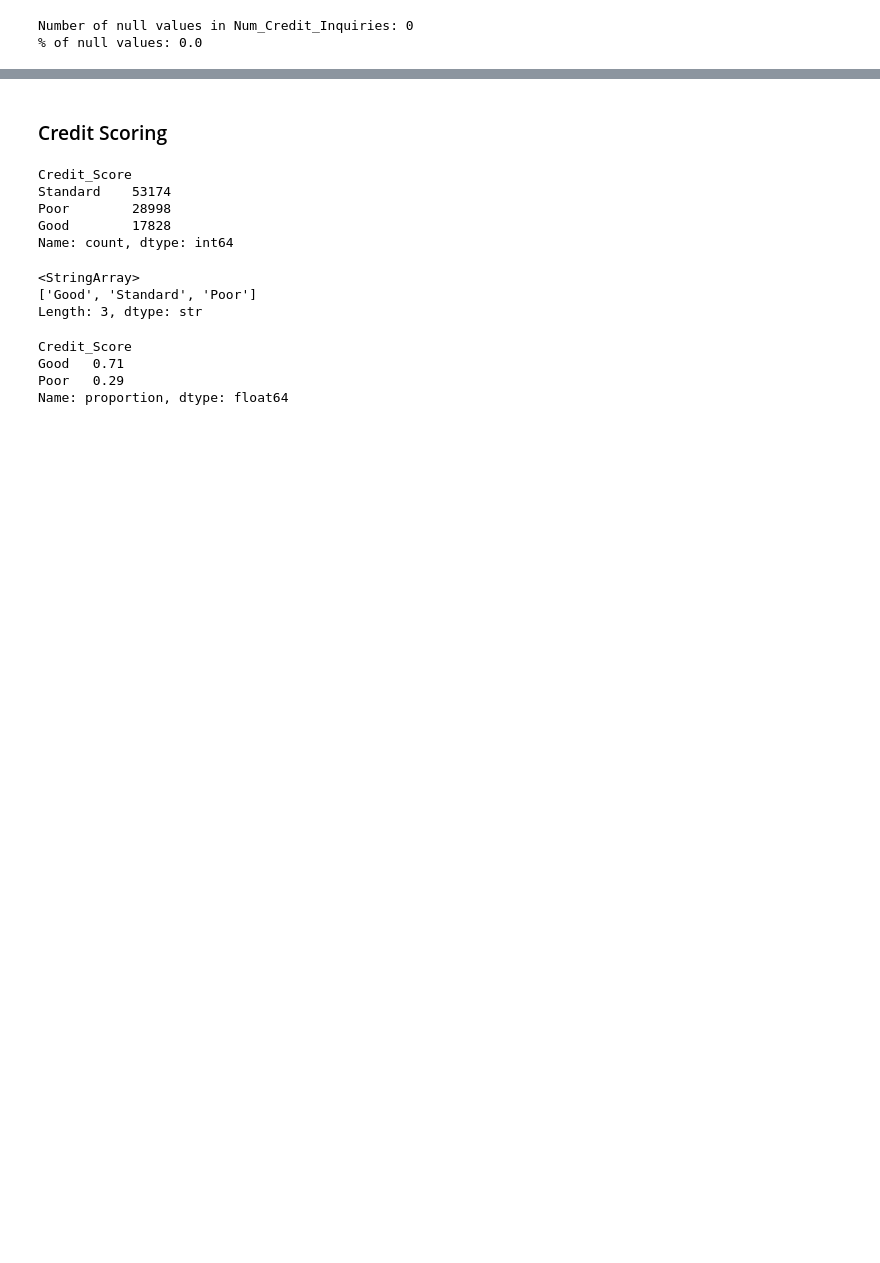
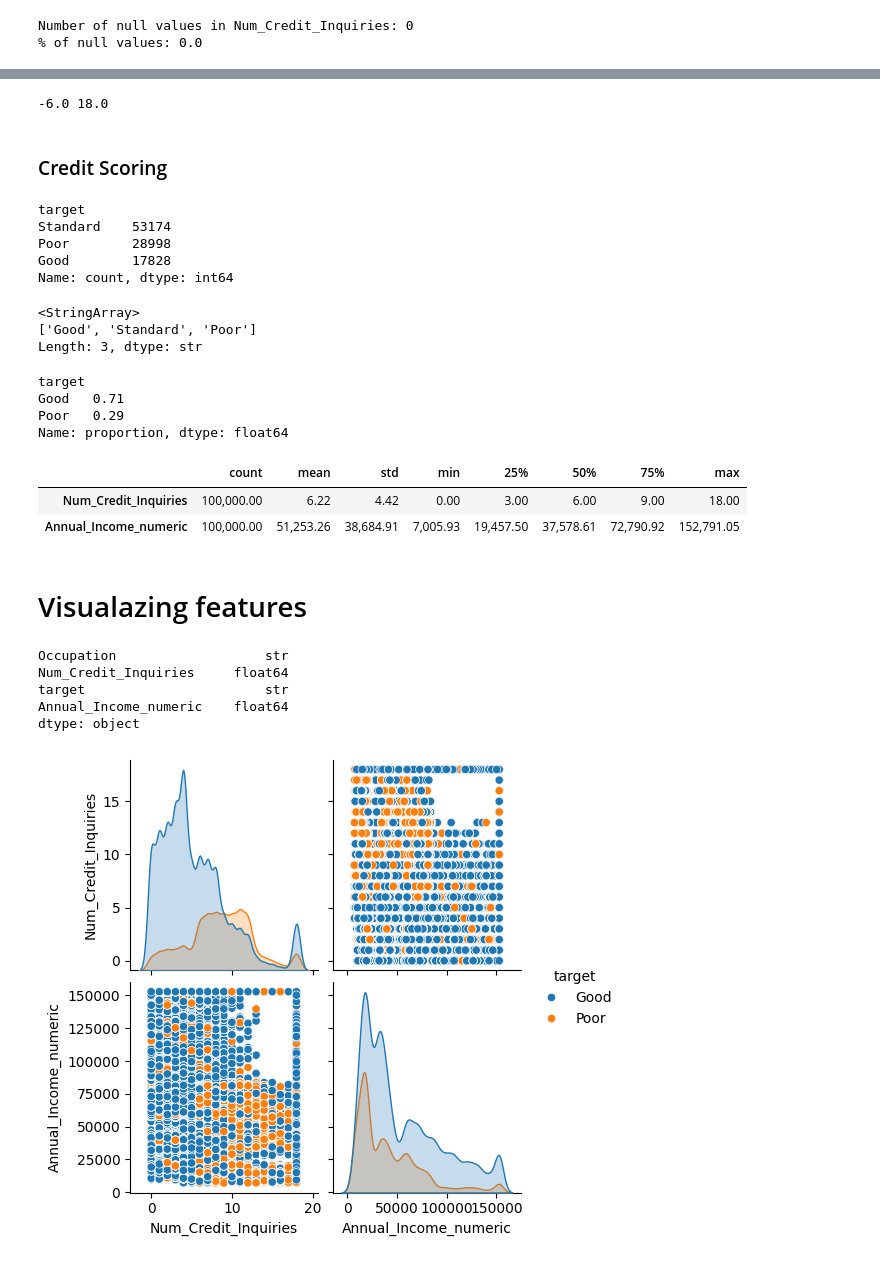
Before and after one commit to FerCorcuera/Credit-Score-Classification, a Jupyter notebook: notebooks/02_baseline_model.ipynb, the cells around one changed output, grey strips where cells are left out. Drawn from its saved outputs; the diff is of its cells as text; code cells hidden in the pictures; blank space fills up the shorter version.

```diff
--- a/notebooks/02_baseline_model.ipynb
+++ b/notebooks/02_baseline_model.ipynb
@@ -188,9 +258,28 @@ train_sample_df.describe()
+# %%
+p25 = train_sample_df["Num_Credit_Inquiries"].quantile(0.25)
+p75 = train_sample_df["Num_Credit_Inquiries"].quantile(0.75)
+
+irq = p75 - p25
+
+lower = p25 - irq * 1.5
+upper = p75 + irq * 1.5
+
+print(lower, upper)
+# %% [output]
+-6.0 18.0
+# %%
+train_sample_df["Num_Credit_Inquiries"] = train_sample_df["Num_Credit_Inquiries"].clip(
+    upper=upper
+)
+# %%
+mask = train_sample_df["Num_Credit_Inquiries"] < 0
+train_sample_df = train_sample_df[~mask]
 # %% [markdown]
 ### Credit Scoring
 # %%
-target.value_counts()
+train_sample_df["target"].value_counts()
 # %% [output]
-Credit_Score
+target
 Standard    53174
 Poor        28998
 Good        17828
@@ -202,10 +291,36 @@ target.unique()
 ['Good', 'Standard', 'Poor']
 Length: 3, dtype: str
 # %%
-target = target.replace({"Standard": "Good"})
-target.value_counts(normalize=True)
+train_sample_df["target"] = train_sample_df["target"].replace({"Standard": "Good"})
+train_sample_df["target"].value_counts(normalize=True)
 # %% [output]
-Credit_Score
+target
 Good   0.71
 Poor   0.29
 Name: proportion, dtype: float64
+# %%
+df_cleaned = train_sample_df.drop(columns="Annual_Income")
+# %%
+df_cleaned.describe().T
+# %% [output]
+|  | count | mean | std | min | 25% | 50% | 75% | max |
+| Num_Credit_Inquiries | 100,000.00 | 6.22 | 4.42 | 0.00 | 3.00 | 6.00 | 9.00 | 18.00 |
+| Annual_Income_numeric | 100,000.00 | 51,253.26 | 38,684.91 | 7,005.93 | 19,457.50 | 37,578.61 | 72,790.92 | 152,791.05 |
+# %% [markdown]
+# Visualazing features
+# %%
+df_cleaned.dtypes
+# %% [output]
+Occupation                   str
+Num_Credit_Inquiries     float64
+target                       str
+Annual_Income_numeric    float64
+dtype: object
+# %%
+import seaborn as sns
+import matplotlib
+
+# n_samples_toplot = 10000
+_ = sns.pairplot(df_cleaned, hue="target")
+# %% [output]
+[figure, added]
```
Also changed, not shown: parts of 25 cells of this notebook, 3 other files.
